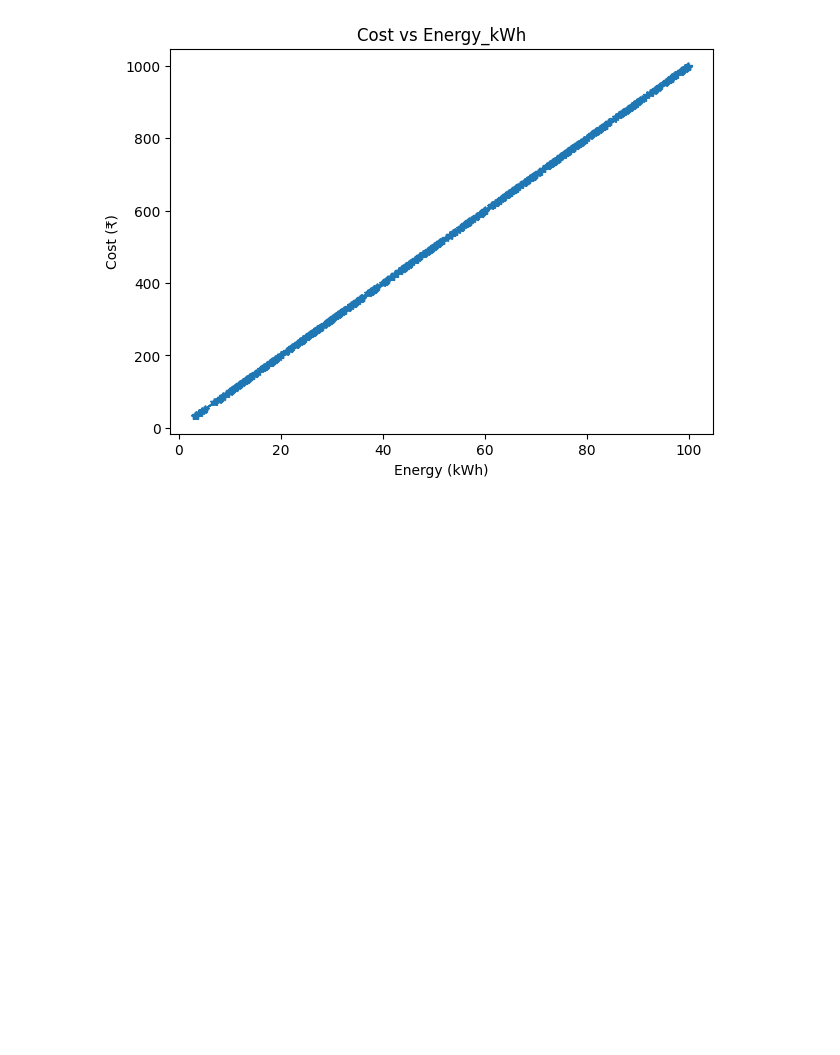
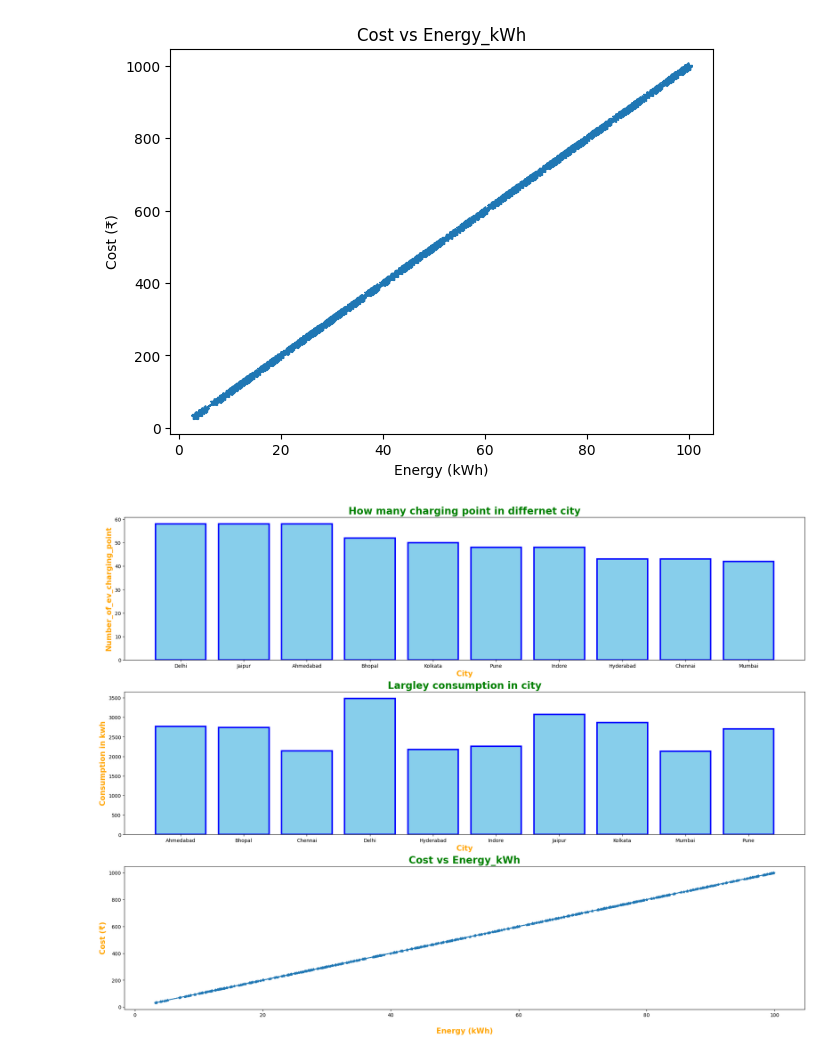
Before and after one commit to DeEp1206/Ev_charging_usageDataset, a Jupyter notebook: Ev_charging_usage.ipynb, the cells around one changed output. Drawn from its saved outputs; the diff is of its cells as text; code cells hidden in the pictures; blank space fills up the shorter version.

Commit message:
Add EV charging analysis visualization image

```diff
--- a/Ev_charging_usage.ipynb
+++ b/Ev_charging_usage.ipynb
@@ -211,3 +211,24 @@ plt.ylabel("Cost (₹)")
 plt.show()
 # %% [output]
 [figure]
+# %%
+fig, axes = plt.subplots(3, 1, figsize=(20, 15),constrained_layout=True)  # 2 rows, 2 columns
+
+axes[0].bar(city.index,city.values,color="skyblue",edgecolor="blue",linewidth=3)
+axes[1].bar(consumption_sum.index , consumption_sum.values, color = "skyblue",edgecolor="blue",linewidth=3)
+axes[2].plot(df["Energy_Consumed_kWh"],df["Cost_INR"],marker="*")
+
+
+axes[2].set_title("Cost vs Energy_kWh",fontweight="bold",fontsize=20,color="Green")
+axes[2].set_xlabel("Energy (kWh)",fontweight="bold",fontsize=15,color="orange",labelpad=20)
+axes[2].set_ylabel("Cost (₹)",fontweight="bold",fontsize=15,color="orange")
+axes[1].set_xlabel("City",fontweight="bold",fontsize=15,color="orange")
+axes[1].set_ylabel("Consumption in kwh",fontweight="bold",fontsize=15,color="orange")
+axes[1].set_title("Largley consumption in city",fontweight="bold",fontsize=20,color="Green")
+axes[0].set_xlabel("City",fontweight="bold",fontsize=15,color="orange")
+axes[0].set_ylabel("Number_of_ev_charging_point",fontweight="bold",fontsize=15,color="orange")
+axes[0].set_title("How many charging point in differnet city",fontweight="bold",fontsize=20,color="Green")
+plt.savefig("ev_charging_analysis.png",dpi=300,bbox_inches="tight")
+plt.show()
+# %% [output]
+[figure, added]
```
Also changed, not shown: 1 other file.
